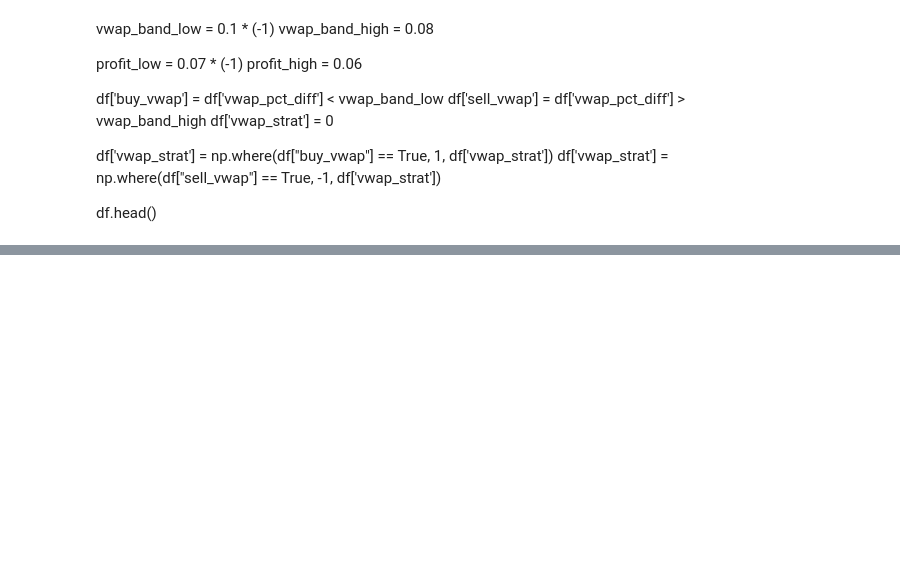
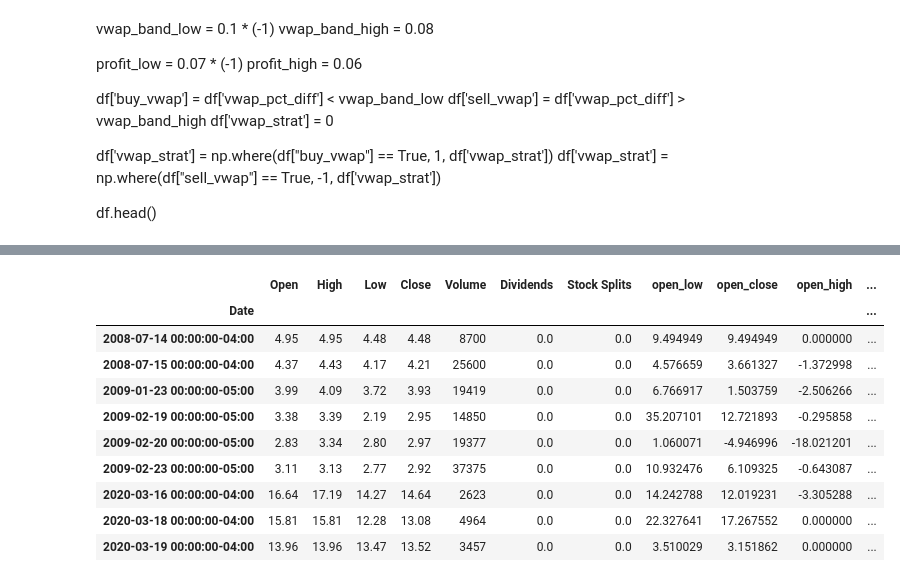
Before and after one commit to jessie-blue/ATS_Development, a Jupyter notebook: Strat_4/vwap.ipynb, the cells around one changed output, grey strips where cells are left out. Cells and saved outputs as stored; diff of their text form; code cells hidden in the pictures; blank space fills up the shorter version.

```diff
--- a/Strat_4/vwap.ipynb
+++ b/Strat_4/vwap.ipynb
@@ -215,0 +189,14 @@ df.head()
+# %%
+df[df['sell_vwap'] == True]
+# %% [output]
+|  | Open | High | Low | Close | Volume | Dividends | Stock Splits | open_low | open_close | open_high | ... |
+| Date |  |  |  |  |  |  |  |  |  |  | ... |
+| 2008-07-14 00:00:00-04:00 | 4.95 | 4.95 | 4.48 | 4.48 | 8700 | 0.0 | 0.0 | 9.494949 | 9.494949 | 0.000000 | ... |
+| 2008-07-15 00:00:00-04:00 | 4.37 | 4.43 | 4.17 | 4.21 | 25600 | 0.0 | 0.0 | 4.576659 | 3.661327 | -1.372998 | ... |
+| 2009-01-23 00:00:00-05:00 | 3.99 | 4.09 | 3.72 | 3.93 | 19419 | 0.0 | 0.0 | 6.766917 | 1.503759 | -2.506266 | ... |
+| 2009-02-19 00:00:00-05:00 | 3.38 | 3.39 | 2.19 | 2.95 | 14850 | 0.0 | 0.0 | 35.207101 | 12.721893 | -0.295858 | ... |
+| 2009-02-20 00:00:00-05:00 | 2.83 | 3.34 | 2.80 | 2.97 | 19377 | 0.0 | 0.0 | 1.060071 | -4.946996 | -18.021201 | ... |
+| 2009-02-23 00:00:00-05:00 | 3.11 | 3.13 | 2.77 | 2.92 | 37375 | 0.0 | 0.0 | 10.932476 | 6.109325 | -0.643087 | ... |
+| 2020-03-16 00:00:00-04:00 | 16.64 | 17.19 | 14.27 | 14.64 | 2623 | 0.0 | 0.0 | 14.242788 | 12.019231 | -3.305288 | ... |
+| 2020-03-18 00:00:00-04:00 | 15.81 | 15.81 | 12.28 | 13.08 | 4964 | 0.0 | 0.0 | 22.327641 | 17.267552 | 0.000000 | ... |
+| 2020-03-19 00:00:00-04:00 | 13.96 | 13.96 | 13.47 | 13.52 | 3457 | 0.0 | 0.0 | 3.510029 | 3.151862 | 0.000000 | ... |
```
Also changed, not shown: parts of 24 cells of this notebook, 1 other file.
